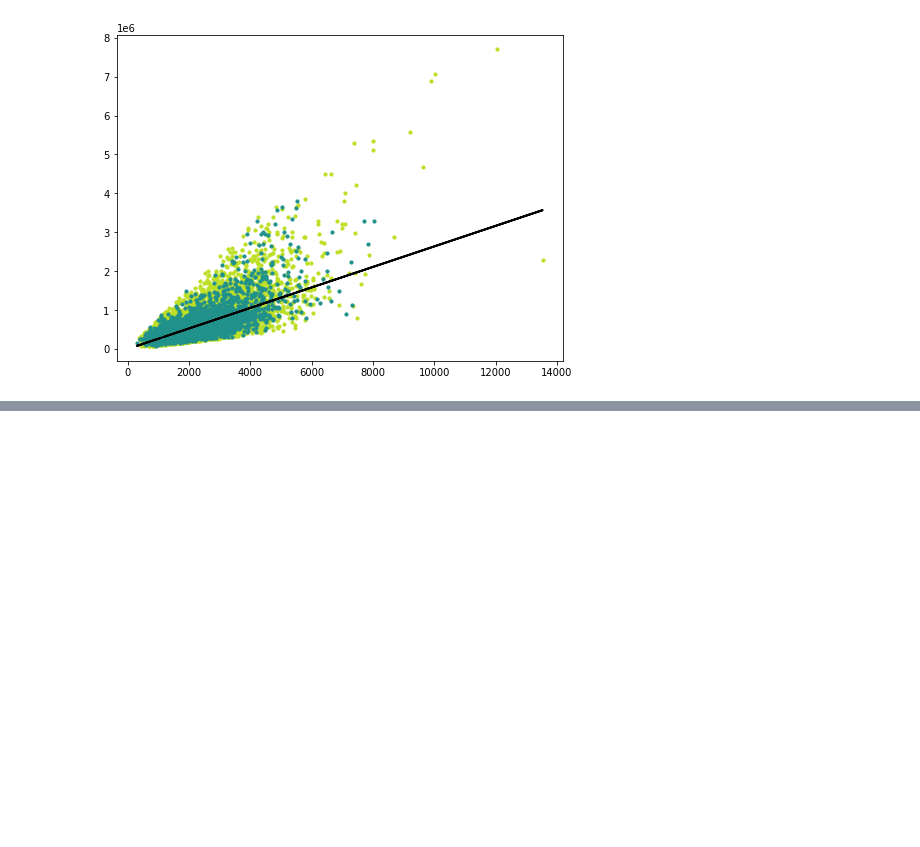
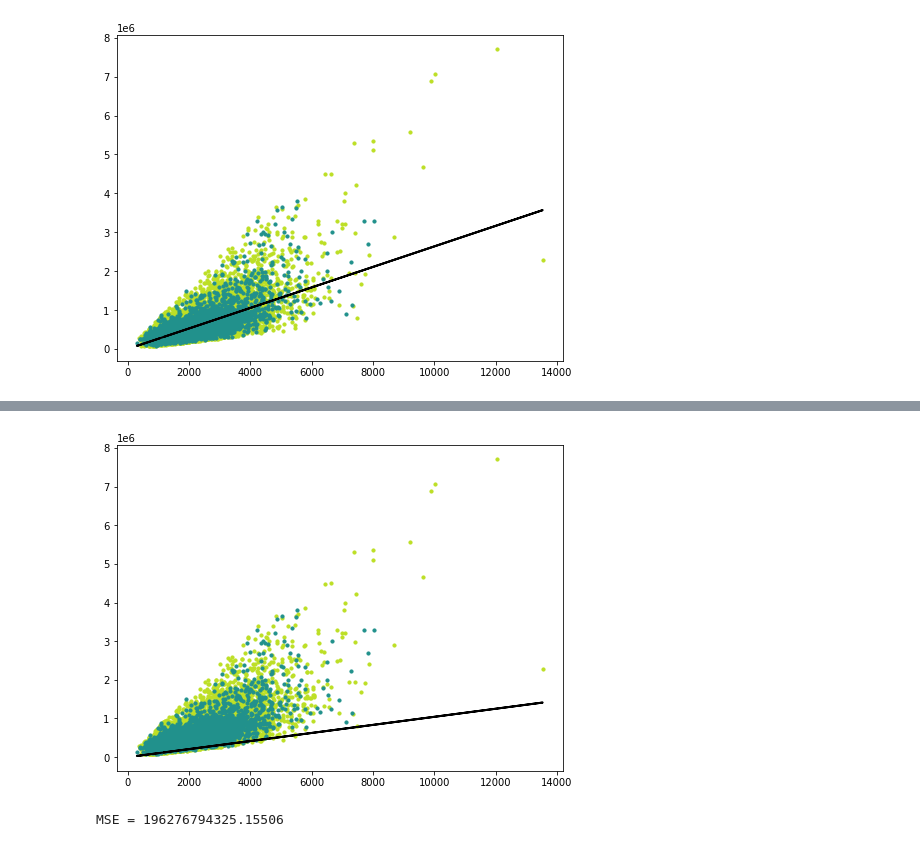
Before and after one commit to BahaaEldeenOsama/ML-Algorithms, a Jupyter notebook: Assignment-1/Linear Regression.ipynb, the cells around one changed output, grey strips where cells are left out. Drawn from its saved outputs; the diff is of its cells as text; code cells hidden in the pictures; blank space fills up the shorter version.

```diff
--- a/Assignment-1/Linear Regression.ipynb
+++ b/Assignment-1/Linear Regression.ipynb
@@ -74,0 +116,17 @@ plt.show()
+# %%
+regressor_test_2 = LinearRegression(lr=0.0000000001)
+regressor_test_2.fit(X_train, y_train)
+
+y_pred_line = regressor_test_2.predict(X)
+cmap = plt.get_cmap('viridis')
+fig = plt.figure(figsize=(8,6))
+m1 = plt.scatter(X_train, y_train, color=cmap(0.9), s=10)
+m2 = plt.scatter(X_test, y_test, color=cmap(0.5), s=10)
+plt.plot(X, y_pred_line, color='black', linewidth=2, label="prediction")
+plt.show()
+
+
+print("MSE = %s" % regressor_test_2.errors[-1])
+# %% [output]
+[figure, added]
+MSE = 196276794325.15506
```
Also changed, not shown: parts of 13 cells of this notebook.
